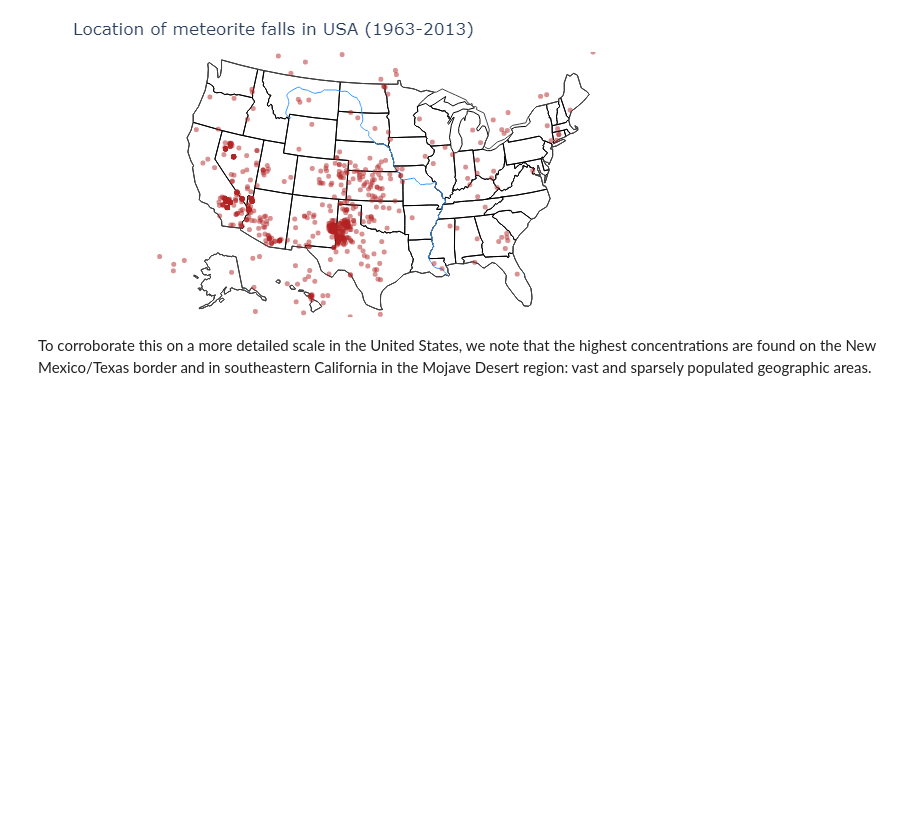
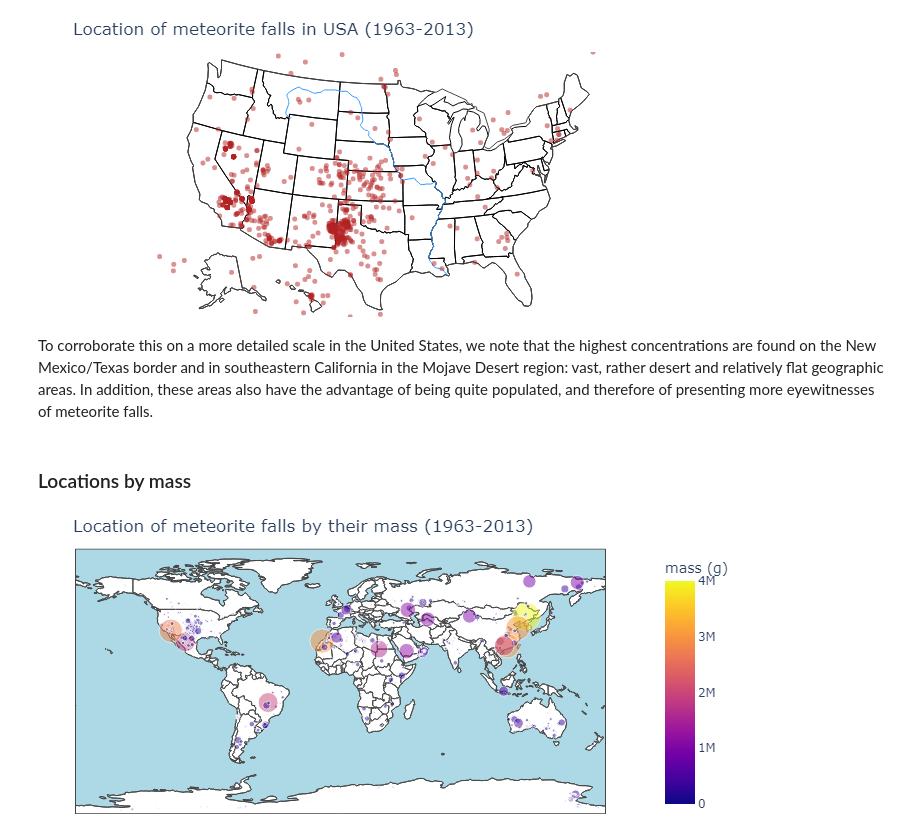
Before and after one commit to Kartmaan/Meteorite_landings, a Jupyter notebook: meteorite_landings.ipynb, the cells around one changed output. Cells and saved outputs as stored; diff of their text form; code cells hidden in the pictures; blank space fills up the shorter version.

```diff
--- a/meteorite_landings.ipynb
+++ b/meteorite_landings.ipynb
@@ -629,4 +629,38 @@ Image(img)
 # %% [output]
 [figure]
 # %% [markdown]
-To corroborate this on a more detailed scale in the United States, we note that the highest concentrations are found on the New Mexico/Texas border and in southeastern California in the Mojave Desert region: vast and sparsely populated geographic areas.
+To corroborate this on a more detailed scale in the United States, we note that the highest concentrations are found on the New Mexico/Texas border and in southeastern California in the Mojave Desert region: vast, rather desert and relatively flat geographic areas. In addition, these areas also have the advantage of being quite populated, and therefore of presenting more eyewitnesses of meteorite falls.
+# %% [markdown]
+### Locations by mass
+# %%
+fig = px.scatter_geo(
+    df,
+    lon='reclong',
+    lat= 'reclat',
+    opacity=0.5,
+    size='mass (g)',
+    color='mass (g)',
+    title='Location of meteorite falls by their mass (1963-2013)'
+    )
+
+fig.update_layout(height=300, margin={'r':0, 't':35, 'l':0, 'b':0})
+
+fig.update_geos(
+    showcountries=True,
+    showocean=True,
+    oceancolor='LightBlue',
+    scope='world',
+    showsubunits=False,
+    subunitcolor='black',
+    resolution=110,
+    visible=True,
+    showrivers=False,
+    showland=True,
+    landcolor='white'
+    )
+
+img = pio.to_image(fig, format='png', validate=True, engine='orca')
+
+Image(img)
+# %% [output]
+[figure, added]
```
Also changed, not shown: parts of 2 cells of this notebook.
